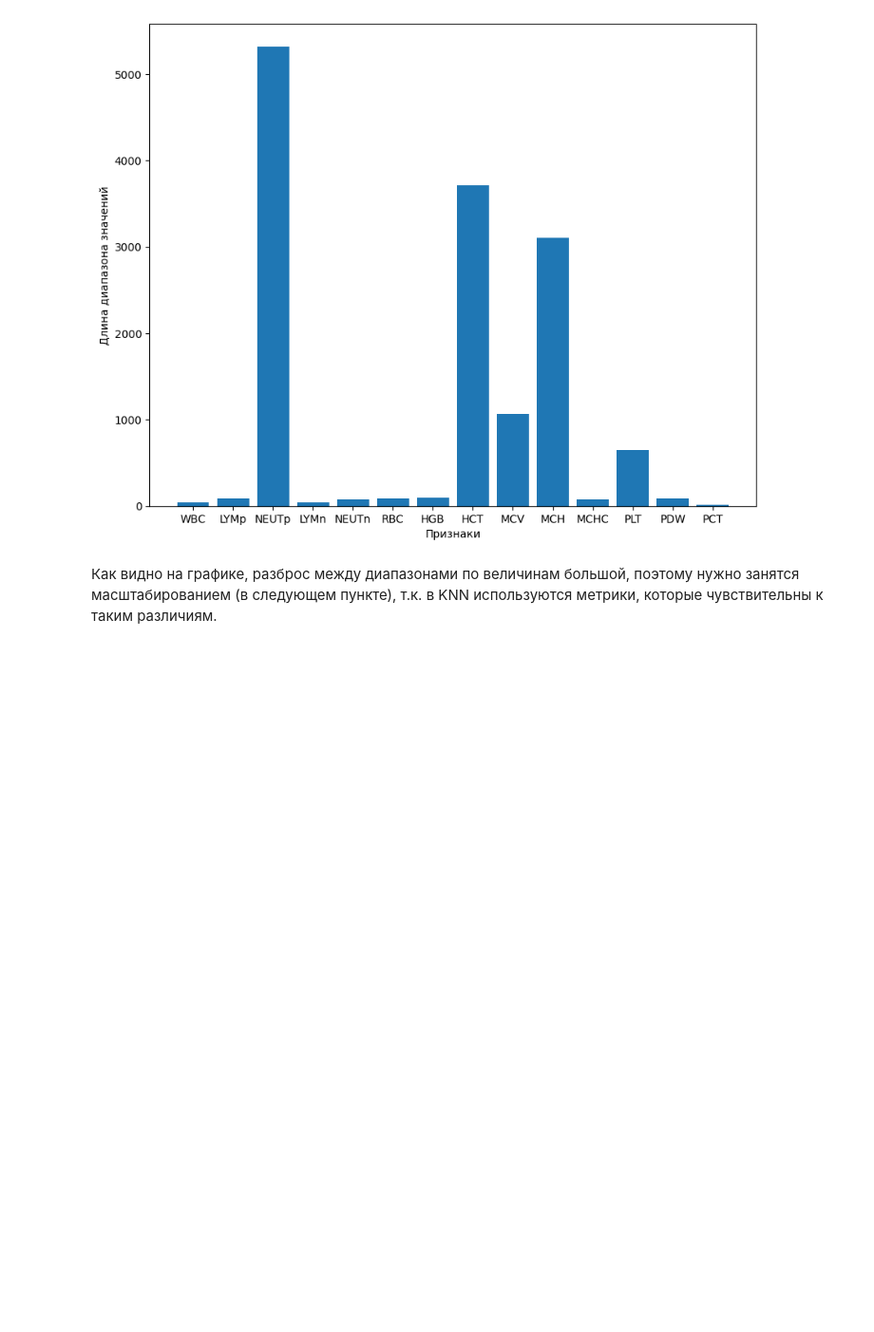
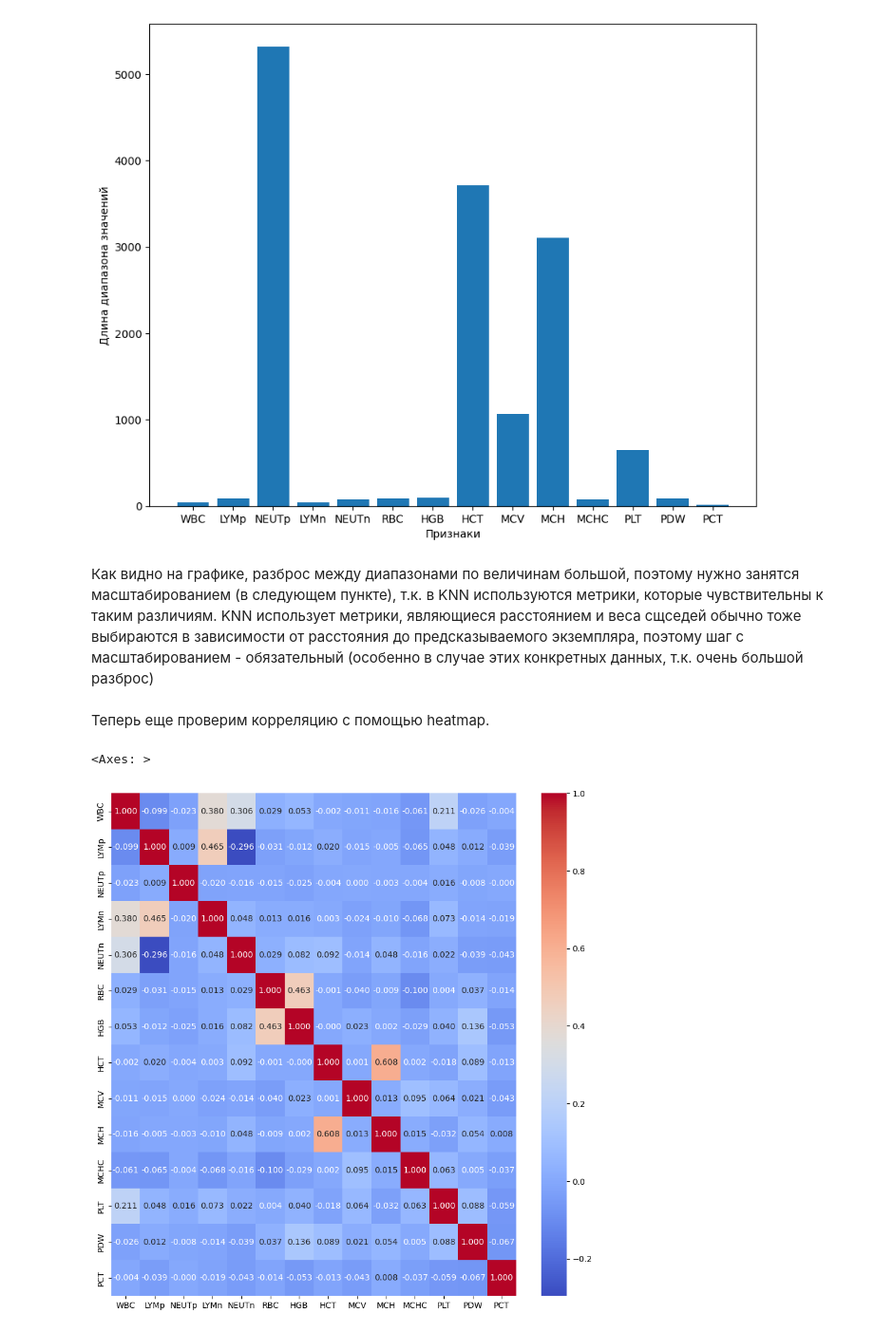
Before and after one commit to HowToKartoxa/ML_course_famcs, a Jupyter notebook: hw03_KNN/KNN.ipynb, the cells around one changed output. Shown at 95% size. Drawn from its saved outputs; the diff is of its cells as text; code cells hidden in the pictures; blank space fills up the shorter version.

```diff
--- a/hw03_KNN/KNN.ipynb
+++ b/hw03_KNN/KNN.ipynb
@@ -85,4 +85,13 @@ plt.show()
 # %% [output]
 [figure]
 # %% [markdown]
-Как видно на графике, разброс между диапазонами по величинам большой, поэтому нужно занятся масштабированием (в следующем пункте), т.к. в KNN используются метрики, которые чувствительны к таким различиям.
+Как видно на графике, разброс между диапазонами по величинам большой, поэтому нужно занятся масштабированием (в следующем пункте), т.к. в KNN используются метрики, которые чувствительны к таким различиям. KNN использует метрики, являющиеся расстоянием и веса сщседей обычно тоже выбираются в зависимости от расстояния до предсказываемого экземпляра, поэтому шаг с масштабированием - обязательный (особенно в случае этих конкретных данных, т.к. очень большой разброс)
+# %% [markdown]
+Теперь еще проверим корреляцию с помощью heatmap.
+# %%
+import seaborn as sns
+plt.figure(figsize= (11,11))
+sns.heatmap(df.select_dtypes('number').corr(), annot=True, fmt=".3f", cmap='coolwarm')
+# %% [output]
+<Axes: >
+[figure, added]
```
Also changed, not shown: parts of 43 cells of this notebook.
